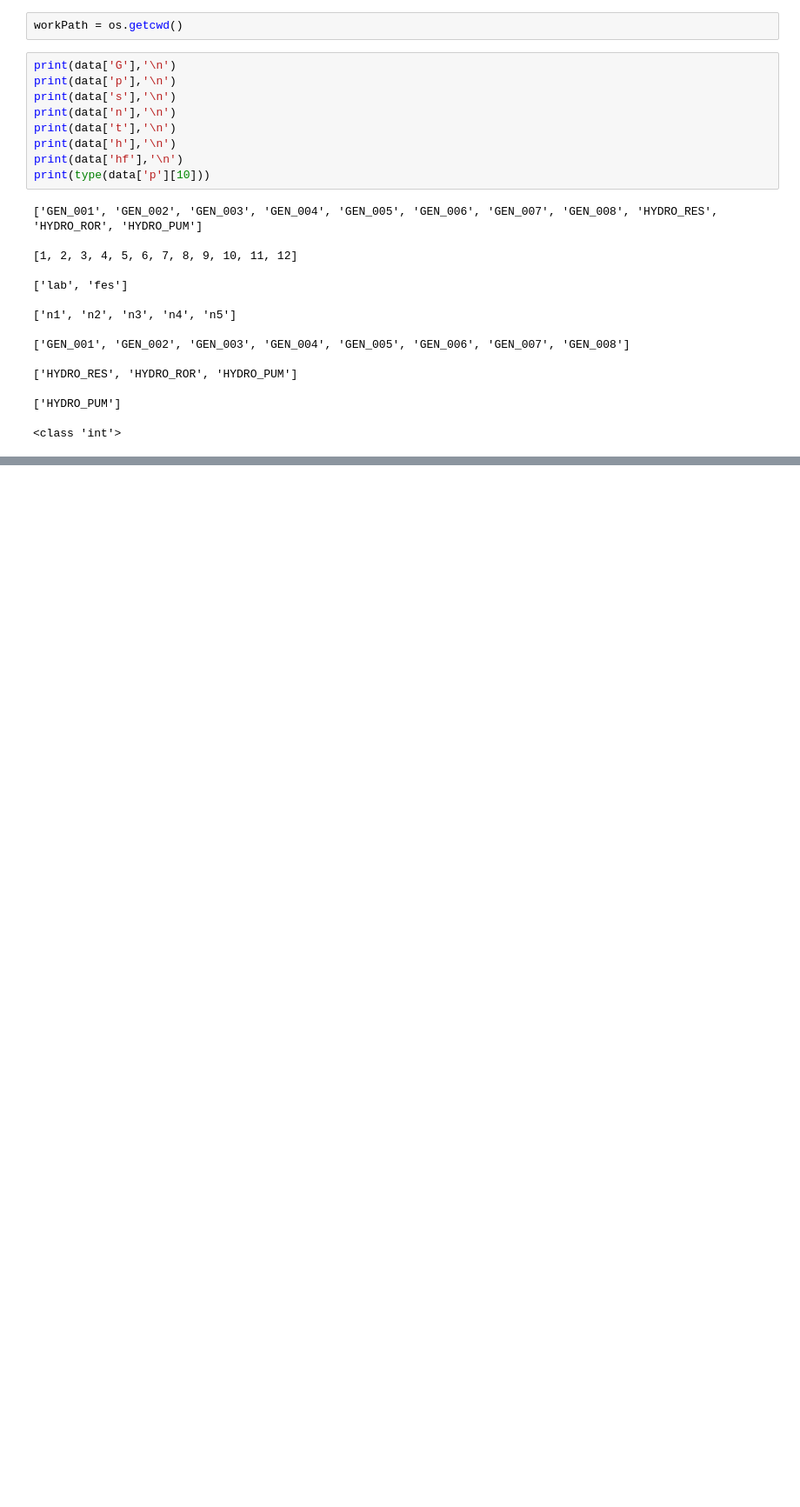
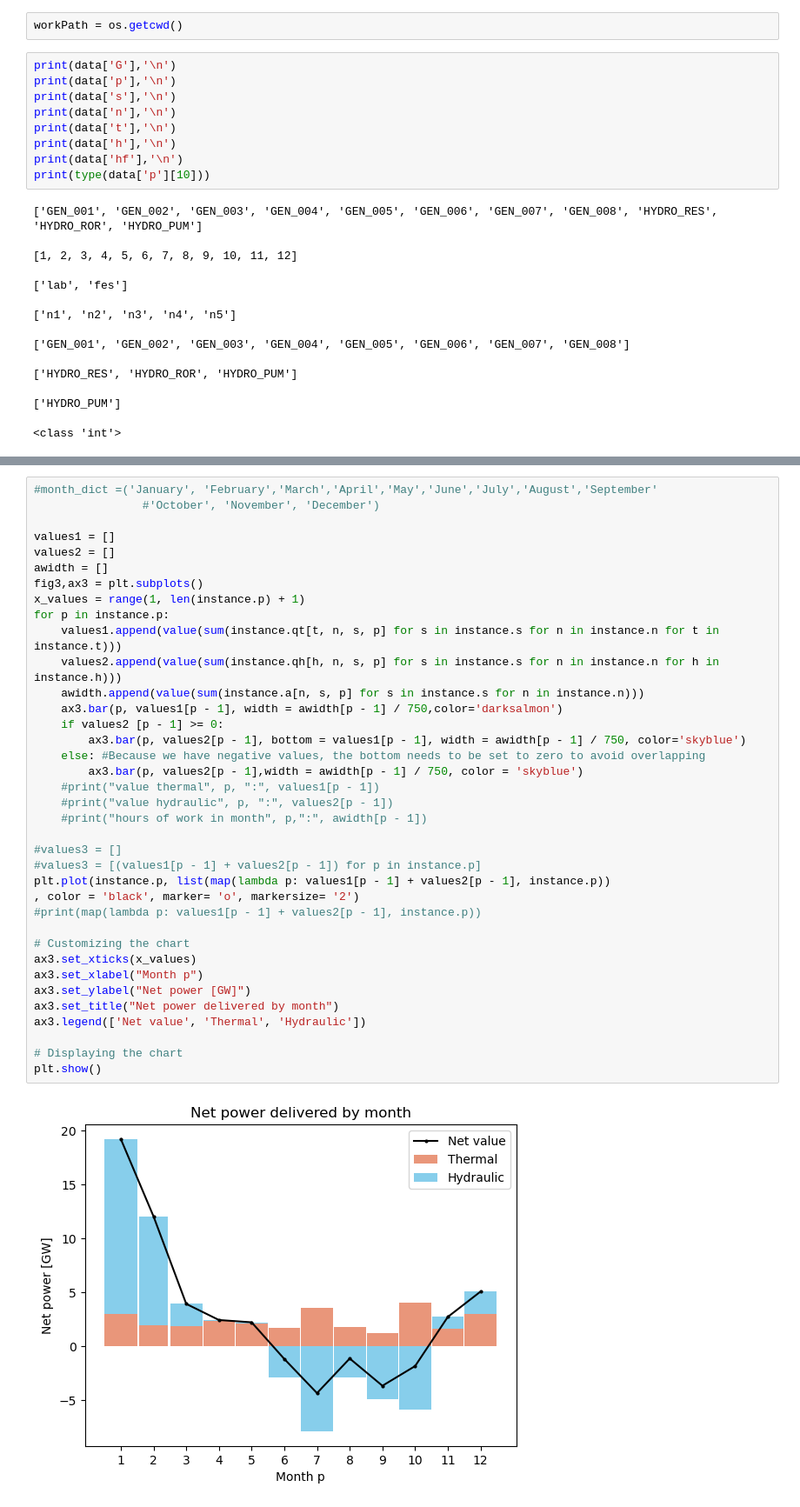
Before and after one commit to juanraposo2000/PYOMO, a Jupyter notebook: MMP_PYOMO.ipynb, the cells around one changed output, grey strips where cells are left out. Shown at 87% size. Cells and saved outputs as stored; diff of their text form; blank space fills up the shorter version.

```diff
--- a/MMP_PYOMO.ipynb
+++ b/MMP_PYOMO.ipynb
@@ -215,0 +263,39 @@ feasible
+# %%
+#month_dict =('January', 'February','March','April','May','June','July','August','September'
+                #'October', 'November', 'December')
+
+values1 = []
+values2 = []
+awidth = []
+fig3,ax3 = plt.subplots()
+x_values = range(1, len(instance.p) + 1)
+for p in instance.p:
+    values1.append(value(sum(instance.qt[t, n, s, p] for s in instance.s for n in instance.n for t in instance.t)))
+    values2.append(value(sum(instance.qh[h, n, s, p] for s in instance.s for n in instance.n for h in instance.h)))
+    awidth.append(value(sum(instance.a[n, s, p] for s in instance.s for n in instance.n)))
+    ax3.bar(p, values1[p - 1], width = awidth[p - 1] / 750,color='darksalmon')
+    if values2 [p - 1] >= 0:
+        ax3.bar(p, values2[p - 1], bottom = values1[p - 1], width = awidth[p - 1] / 750, color='skyblue')
+    else: #Because we have negative values, the bottom needs to be set to zero to avoid overlapping
+        ax3.bar(p, values2[p - 1],width = awidth[p - 1] / 750, color = 'skyblue')
+    #print("value thermal", p, ":", values1[p - 1])
+    #print("value hydraulic", p, ":", values2[p - 1])
+    #print("hours of work in month", p,":", awidth[p - 1])
+
+#values3 = []
+#values3 = [(values1[p - 1] + values2[p - 1]) for p in instance.p]
+plt.plot(instance.p, list(map(lambda p: values1[p - 1] + values2[p - 1], instance.p))
+, color = 'black', marker= 'o', markersize= '2')
+#print(map(lambda p: values1[p - 1] + values2[p - 1], instance.p))
+
+# Customizing the chart
+ax3.set_xticks(x_values)
+ax3.set_xlabel("Month p")
+ax3.set_ylabel("Net power [GW]")
+ax3.set_title("Net power delivered by month")
+ax3.legend(['Net value', 'Thermal', 'Hydraulic'])
+
+# Displaying the chart
+plt.show()
+# %% [output]
+[figure, added]
```
Also changed, not shown: parts of 21 cells of this notebook.
